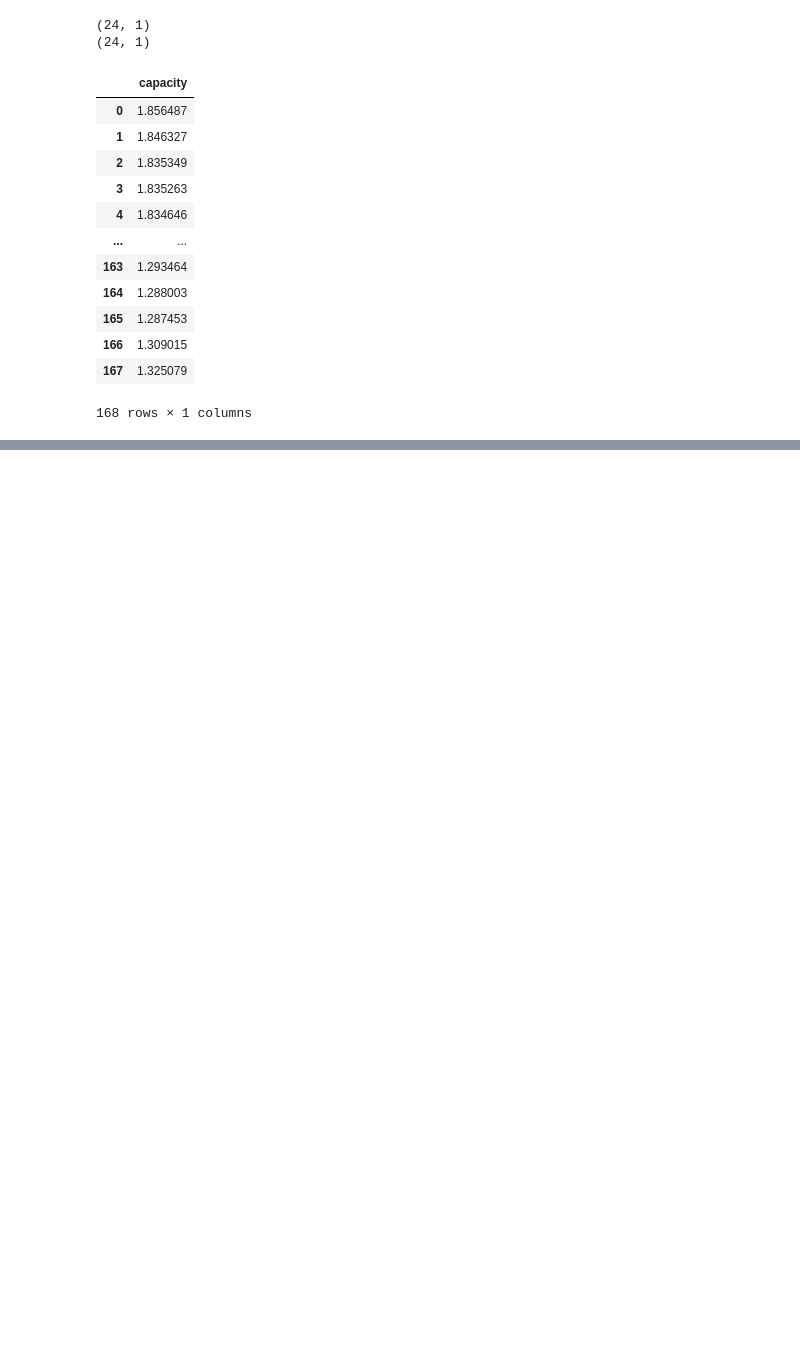
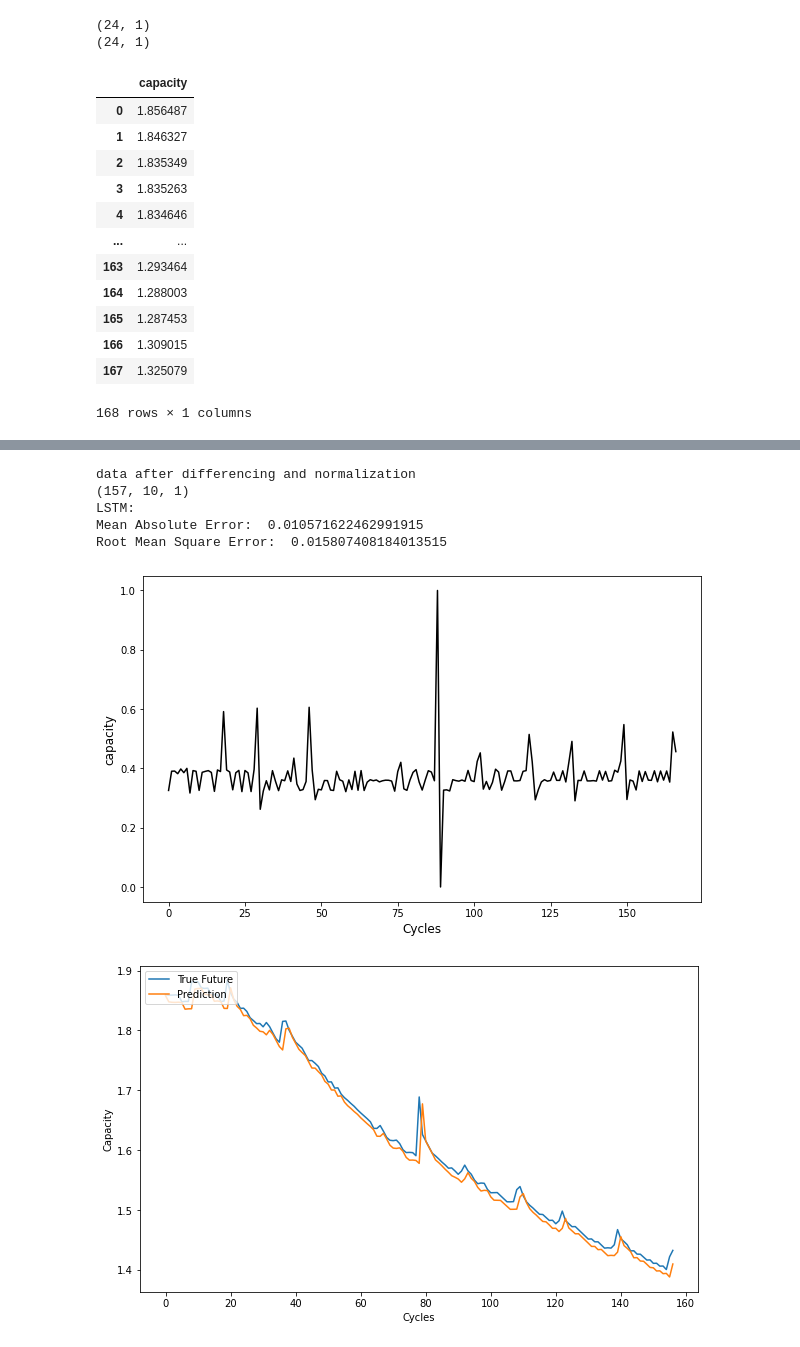
Before and after one commit to HaidaLu/PredictiveMaintenance, a Jupyter notebook: BatteryCapacityForecasting.ipynb, the cells around one changed output, grey strips where cells are left out. Saved outputs shown, nothing was run; the diff lists cells and outputs as text; code cells hidden in the pictures; blank space fills up the shorter version.

```diff
--- a/BatteryCapacityForecasting.ipynb
+++ b/BatteryCapacityForecasting.ipynb
@@ -623,0 +984,31 @@ Root Mean Square Error:  0.011489099185031645
+# %%
+dif_7 = transform_into_stationary(capacity_df_7)
+scaler = MinMaxScaler(feature_range=(0, 1))
+input_scaler = scaler.fit(dif_7.values)
+norm_data_7 = input_scaler.transform(dif_7.values)
+norm_data_7 = pd.DataFrame(norm_data_7)
+norm_data_7.columns=['capacity']
+print("data after differencing and normalization")
+timeseries(norm_data_7.index, norm_data_7['capacity'], 'Cycles', 'capacity')
+test_ds_7, test_data_X_7, test_data_Y_7 = timeseries_dataset_preparation(norm_data_7, 10)
+print(test_data_X_7.shape)
+
+test_data_Y_7 = scaler.inverse_transform(test_data_Y_7)
+prediction_lstm_7 = prediction(model_lstm, test_data_X_7)
+
+len = test_data_Y_7.size
+observation_7 = capacity_df_7[-1-len: -1]
+predict_7 = prediction_lstm_7 + observation_7
+y_test_7 = test_data_Y_7 + observation_7
+
+plot_future(predict_7, y_test_7)
+
+evaluate_prediction(predict_7, y_test_7, 'LSTM')
+# %% [output]
+data after differencing and normalization
+(157, 10, 1)
+LSTM:
+Mean Absolute Error:  0.010571622462991915
+Root Mean Square Error:  0.015807408184013515
+[figure, added]
+[figure, added]
```
Also changed, not shown: parts of 37 cells of this notebook.
